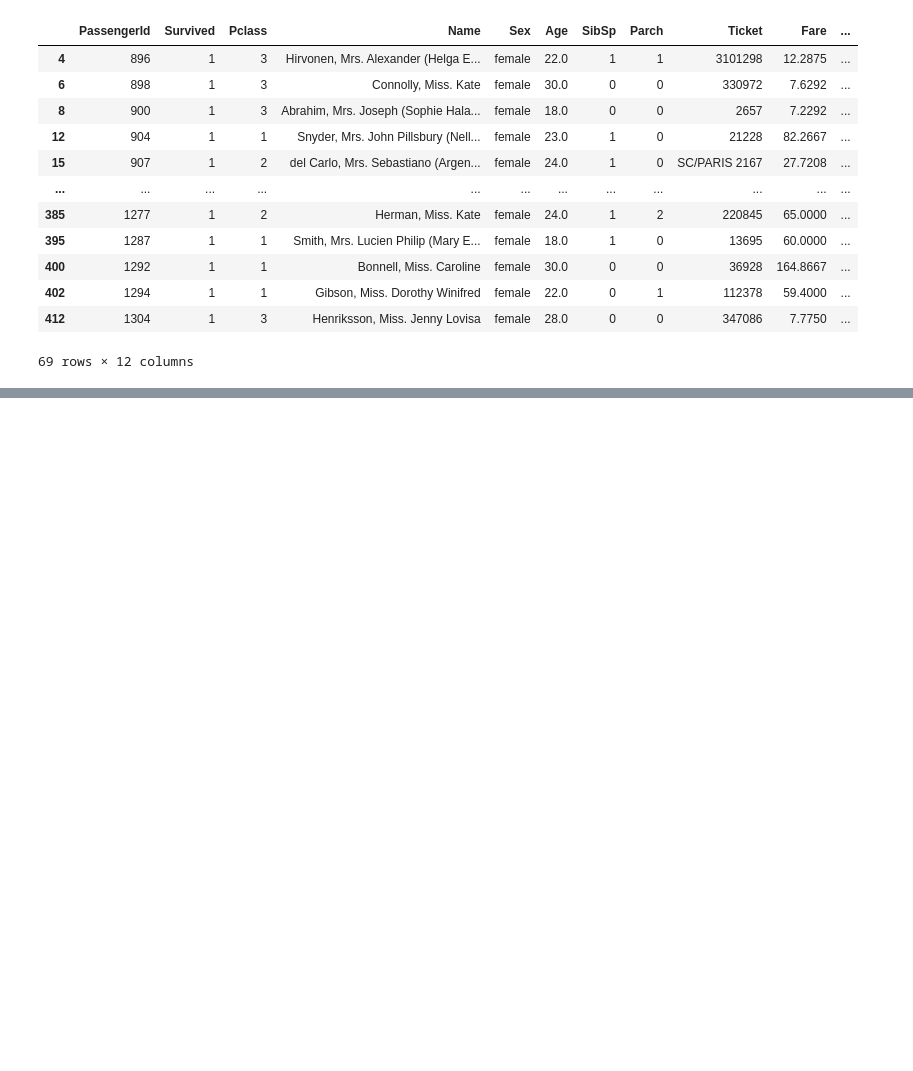
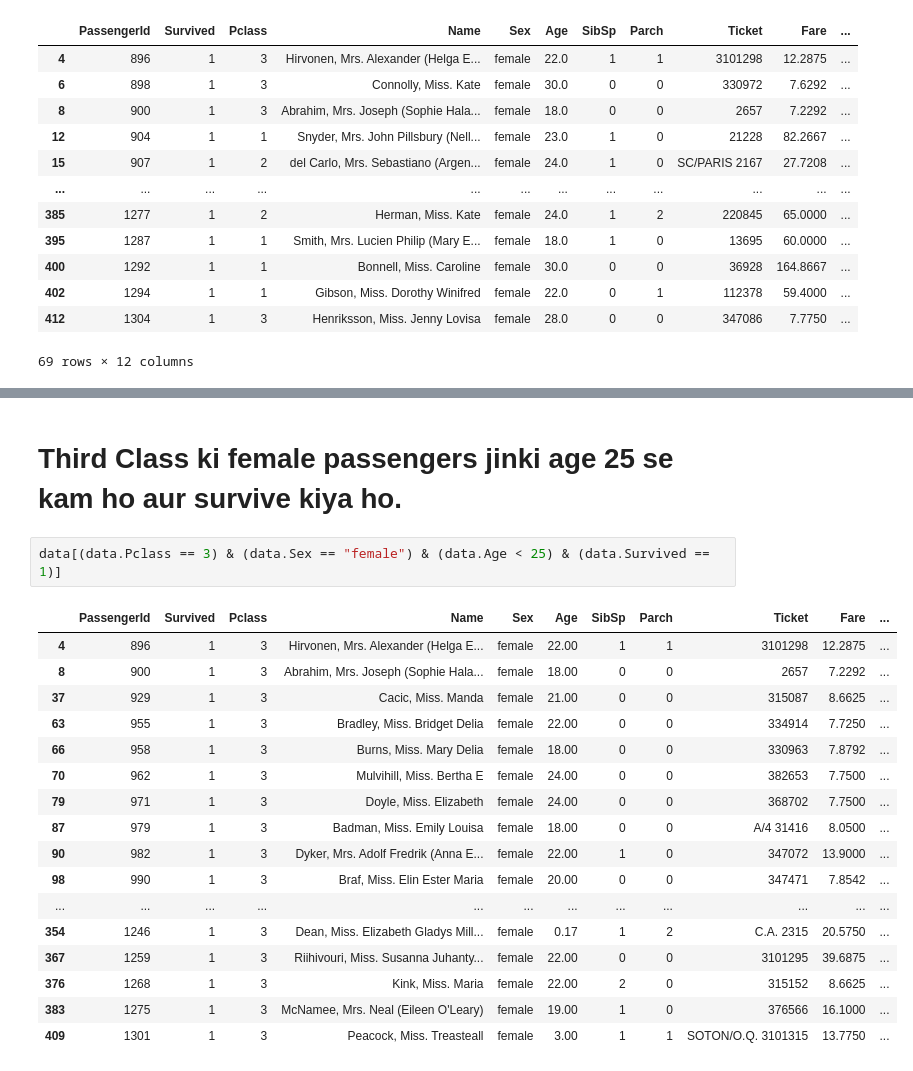
Before and after one commit to malik-tanveer/SMIT-Assigment, a Jupyter notebook: Assigment-Pandas/Assigment(Pandas-1).ipynb, the cells around one changed output, grey strips where cells are left out. Saved outputs shown, nothing was run; the diff lists cells and outputs as text; blank space fills up the shorter version.

```diff
--- a/Assigment-Pandas/Assigment(Pandas-1).ipynb
+++ b/Assigment-Pandas/Assigment(Pandas-1).ipynb
@@ -618,0 +751,22 @@ Ek hi query me un passengers ka data show karein jo:
+# %% [markdown]
+# Third Class ki female passengers jinki age 25 se kam ho aur survive kiya ho.
+# %%
+data[(data.Pclass == 3) & (data.Sex == "female") & (data.Age < 25) & (data.Survived == 1)]
+# %% [output]
+|  | PassengerId | Survived | Pclass | Name | Sex | Age | SibSp | Parch | Ticket | Fare | ... |
+| 4 | 896 | 1 | 3 | Hirvonen, Mrs. Alexander (Helga E... | female | 22.00 | 1 | 1 | 3101298 | 12.2875 | ... |
+| 8 | 900 | 1 | 3 | Abrahim, Mrs. Joseph (Sophie Hala... | female | 18.00 | 0 | 0 | 2657 | 7.2292 | ... |
+| 37 | 929 | 1 | 3 | Cacic, Miss. Manda | female | 21.00 | 0 | 0 | 315087 | 8.6625 | ... |
+| 63 | 955 | 1 | 3 | Bradley, Miss. Bridget Delia | female | 22.00 | 0 | 0 | 334914 | 7.7250 | ... |
+| 66 | 958 | 1 | 3 | Burns, Miss. Mary Delia | female | 18.00 | 0 | 0 | 330963 | 7.8792 | ... |
+| 70 | 962 | 1 | 3 | Mulvihill, Miss. Bertha E | female | 24.00 | 0 | 0 | 382653 | 7.7500 | ... |
+| 79 | 971 | 1 | 3 | Doyle, Miss. Elizabeth | female | 24.00 | 0 | 0 | 368702 | 7.7500 | ... |
+| 87 | 979 | 1 | 3 | Badman, Miss. Emily Louisa | female | 18.00 | 0 | 0 | A/4 31416 | 8.0500 | ... |
+| 90 | 982 | 1 | 3 | Dyker, Mrs. Adolf Fredrik (Anna E... | female | 22.00 | 1 | 0 | 347072 | 13.9000 | ... |
+| 98 | 990 | 1 | 3 | Braf, Miss. Elin Ester Maria | female | 20.00 | 0 | 0 | 347471 | 7.8542 | ... |
+| ... | ... | ... | ... | ... | ... | ... | ... | ... | ... | ... | ... |
+| 354 | 1246 | 1 | 3 | Dean, Miss. Elizabeth Gladys Mill... | female | 0.17 | 1 | 2 | C.A. 2315 | 20.5750 | ... |
+| 367 | 1259 | 1 | 3 | Riihivouri, Miss. Susanna Juhanty... | female | 22.00 | 0 | 0 | 3101295 | 39.6875 | ... |
+| 376 | 1268 | 1 | 3 | Kink, Miss. Maria | female | 22.00 | 2 | 0 | 315152 | 8.6625 | ... |
+| 383 | 1275 | 1 | 3 | McNamee, Mrs. Neal (Eileen O'Leary) | female | 19.00 | 1 | 0 | 376566 | 16.1000 | ... |
+| 409 | 1301 | 1 | 3 | Peacock, Miss. Treasteall | female | 3.00 | 1 | 1 | SOTON/O.Q. 3101315 | 13.7750 | ... |
```
Also changed, not shown: parts of 141 cells of this notebook.
